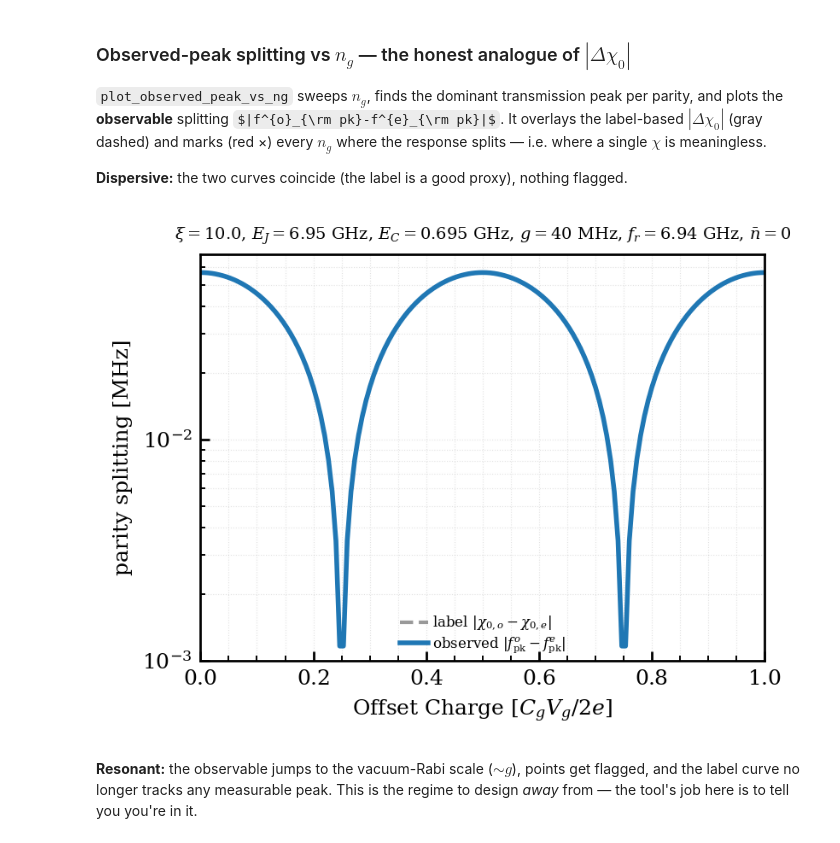
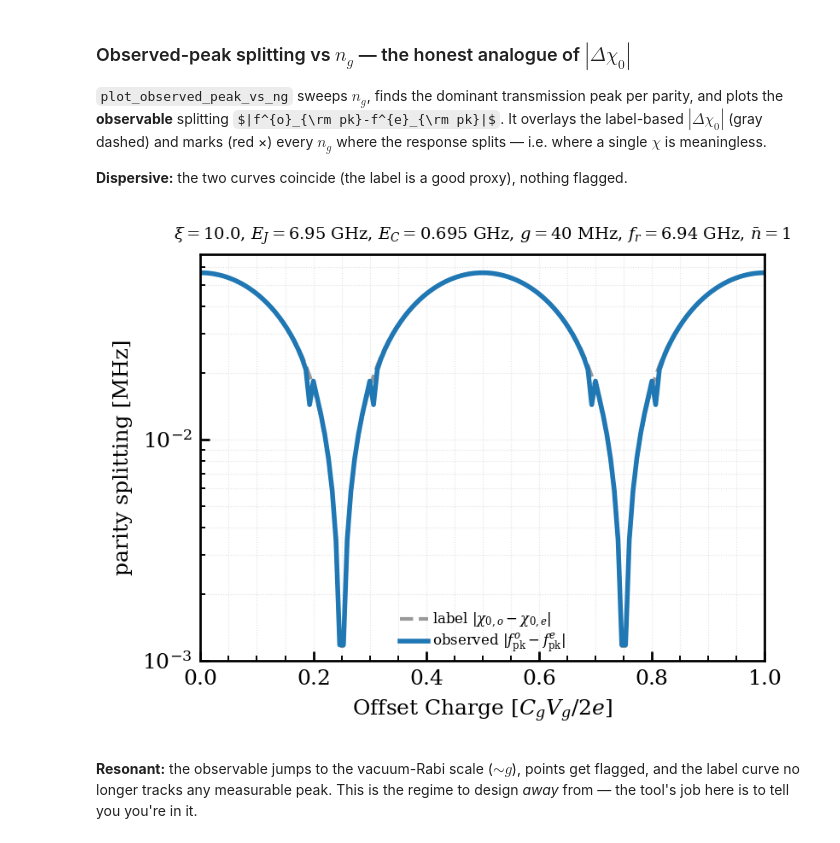
Before and after one commit to WashU-Astroparticle-Lab/qpd, a Jupyter notebook: notebooks/qpd_jc.ipynb, the cells around one changed output. Drawn from its saved outputs; the diff is of its cells as text; code cells hidden in the pictures; some formulas as TeX source.

```diff
--- a/notebooks/qpd_jc.ipynb
+++ b/notebooks/qpd_jc.ipynb
@@ -705,11 +720,11 @@ every $n_g$ where the response splits — i.e. where a single $\chi$ is meaningl
 **Dispersive:** the two curves coincide (the label is a good proxy), nothing flagged.
 # %%
 fig, ax = qpd.plot_observed_peak_vs_ng(
-    readout_freq_hz=fr_disp, coupling_g_hz=g, n_bar=0,
+    readout_freq_hz=fr_disp, coupling_g_hz=g, n_bar=1,
     offset_charges=np.linspace(0, 1, 151))
 plt.show()
 # %% [output]
-[figure, old version]
+[figure, new version]
 # %% [markdown]
 **Resonant:** the observable jumps to the vacuum-Rabi scale ($\sim g$), points
 get flagged, and the label curve no longer tracks any measurable peak. This is
```
Also changed, not shown: parts of 7 cells of this notebook.
